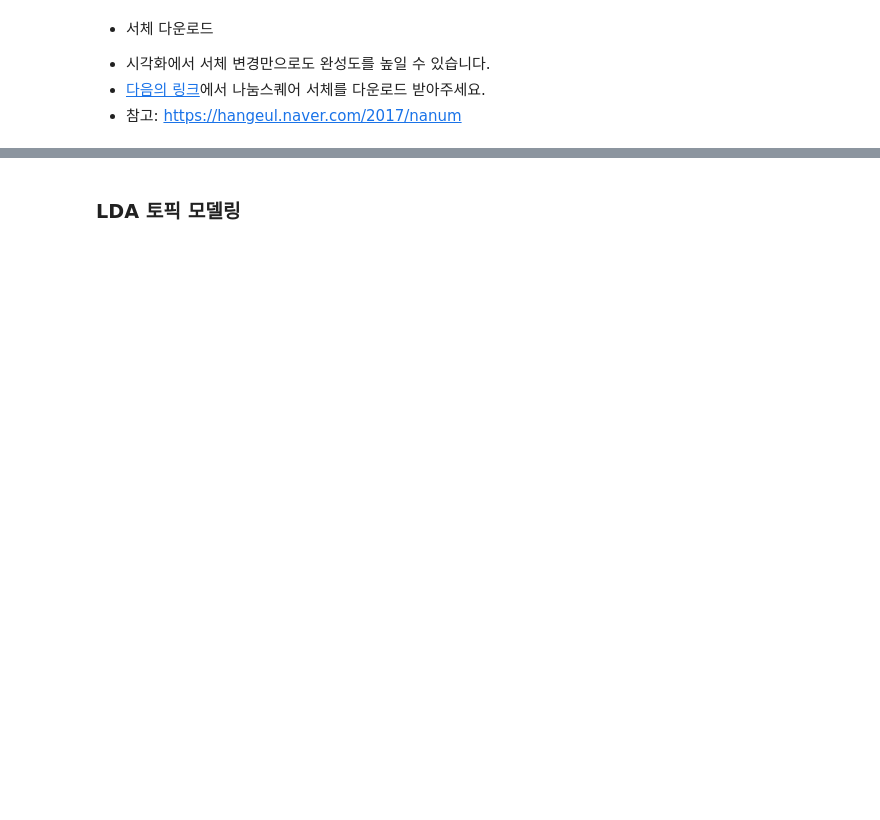
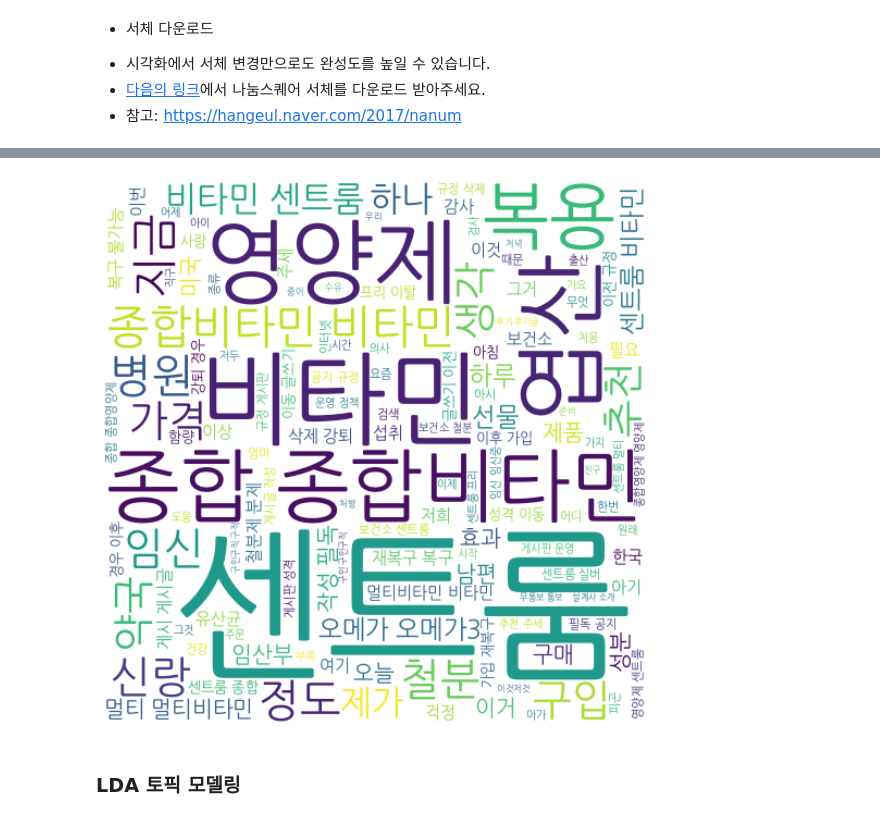
Before and after one commit to slothnap/kaggle_list, a Jupyter notebook: Fast campus/Marketing Analysis/[실습]Ch06_[Referral]_Review.ipynb, the cells around one changed output, grey strips where cells are left out. Cells and saved outputs as stored; diff of their text form; code cells hidden in the pictures; blank space fills up the shorter version.

```diff
--- a/Fast campus/Marketing Analysis/[실습]Ch06_[Referral]_Review.ipynb
+++ b/Fast campus/Marketing Analysis/[실습]Ch06_[Referral]_Review.ipynb
@@ -193,21 +219,23 @@ noun_doc = ' '.join(noun_list)
 noun_doc = noun_doc.strip()
 # %%
 #워드클라우드 파라미터 설정
-font_path="NanumSquareB.otf"  #폰트
+font_path=r'/home/ubuntu/study_list/Fast campus/Marketing Analysis/data/NanumGothic.otf'  #폰트
 background_color="white"      #배경색
 margin=3                     #모서리 여백 넓이
 min_font_size=7              #최소 글자 크기
 max_font_size=150             #최대 글자 크기
 width=500                     #이미지 가로 크기
 height=500                    #이미지 세로 크기
 wc = WordCloud(font_path=font_path, background_color=background_color, margin=margin, \
                min_font_size=min_font_size, max_font_size=max_font_size, width=width, height=height)
 wc.generate(noun_doc)
 
 plt.figure(figsize=(10, 10))
 plt.imshow(wc, interpolation="bilinear")
 plt.axis("off")
 plt.show()
+# %% [output]
+[figure, added]
 # %% [markdown]
 ### LDA 토픽 모델링
 # %%
```
Also changed, not shown: parts of 12 cells of this notebook, 4 other files.
